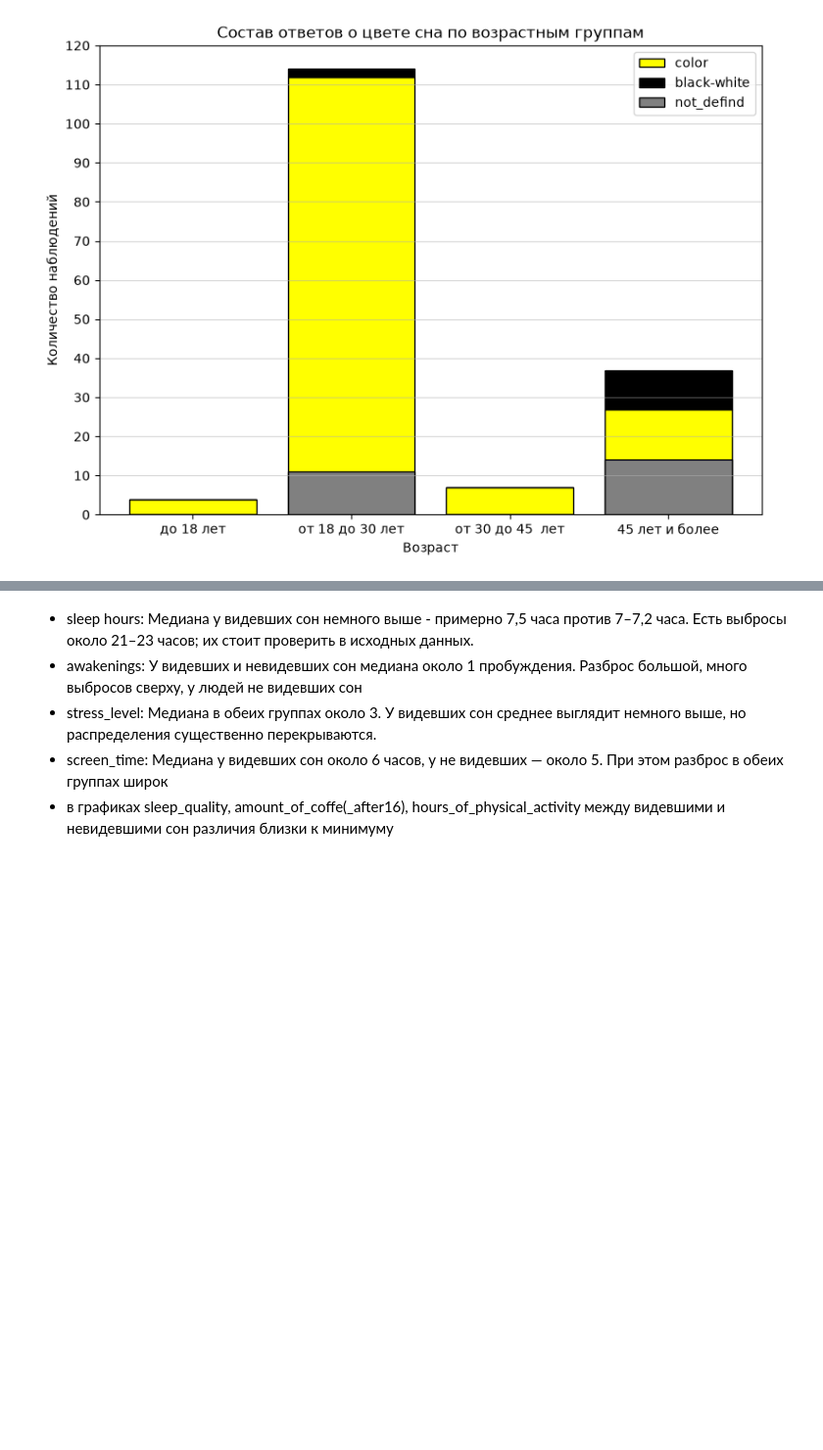
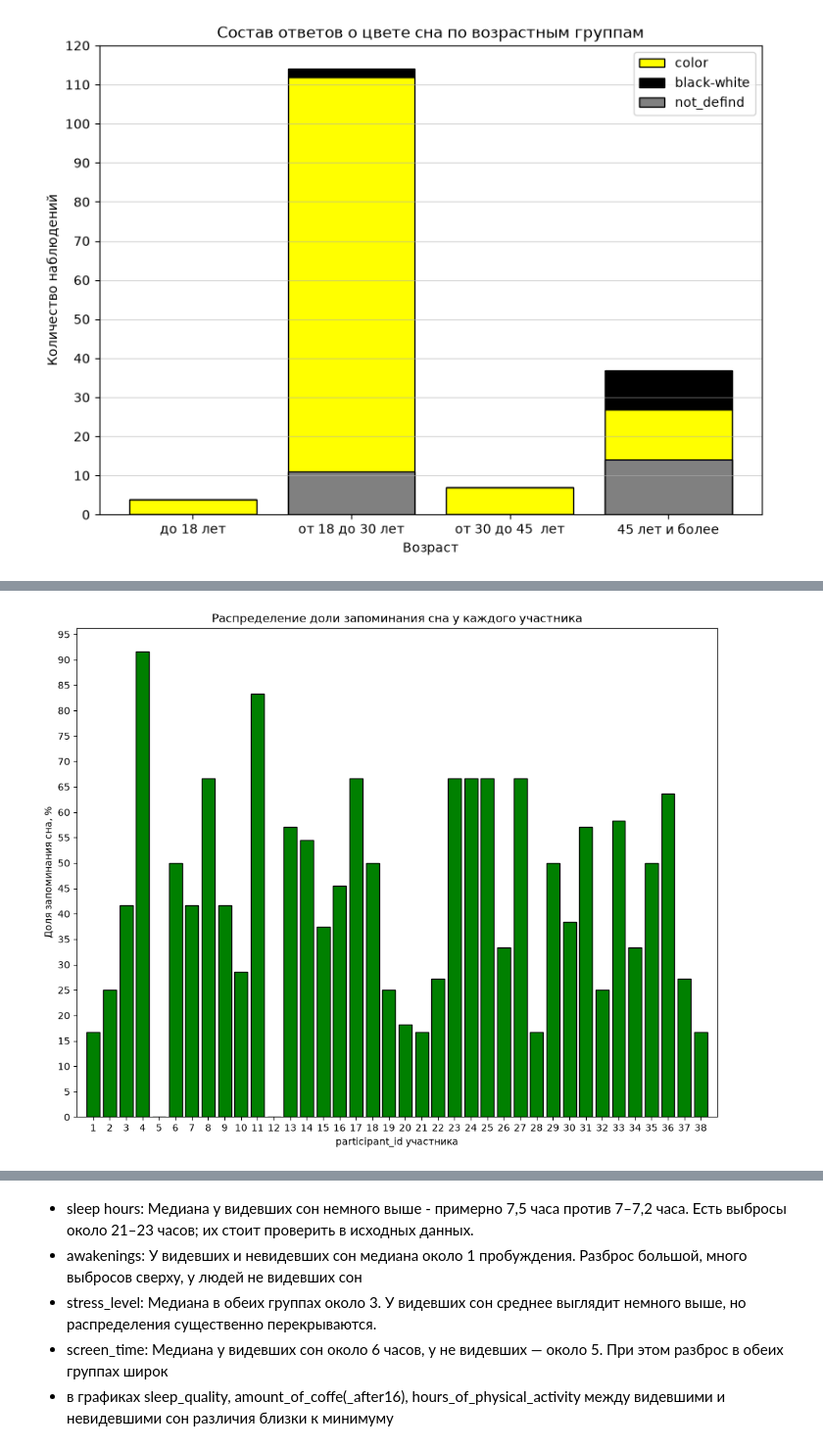
Before and after one commit to EnemyOfDeath7/dream-project, a Jupyter notebook: dream.ipynb, the cells around one changed output, grey strips where cells are left out. Shown at 98% size. Drawn from its saved outputs; the diff is of its cells as text; code cells hidden in the pictures; blank space fills up the shorter version.

```diff
--- a/dream.ipynb
+++ b/dream.ipynb
@@ -386,0 +453,20 @@ plt.show()
+# %%
+shape_remembered = shape_remembered.sort_values(by="participant_id")
+
+fig, ax = plt.subplots(figsize=(10, 8))
+
+ax.bar(shape_remembered["participant_id"], shape_remembered["shape"], color="green", edgecolor="black")
+
+ax.set_title("Распределение доли запоминания сна у каждого участника")
+ax.set_xlabel("participant_id участника")
+ax.set_ylabel("Доля запоминания сна, %")
+
+ax.set_xticks(range(1, len(shape_remembered["participant_id"]) + 1))
+ax.set_xlim(0, len(shape_remembered["participant_id"]) + 1)
+
+ax.set_yticks(range(0, 100, 5))
+
+plt.tight_layout()
+plt.show()
+# %% [output]
+[figure, added]
```
Also changed, not shown: parts of 80 cells of this notebook.
